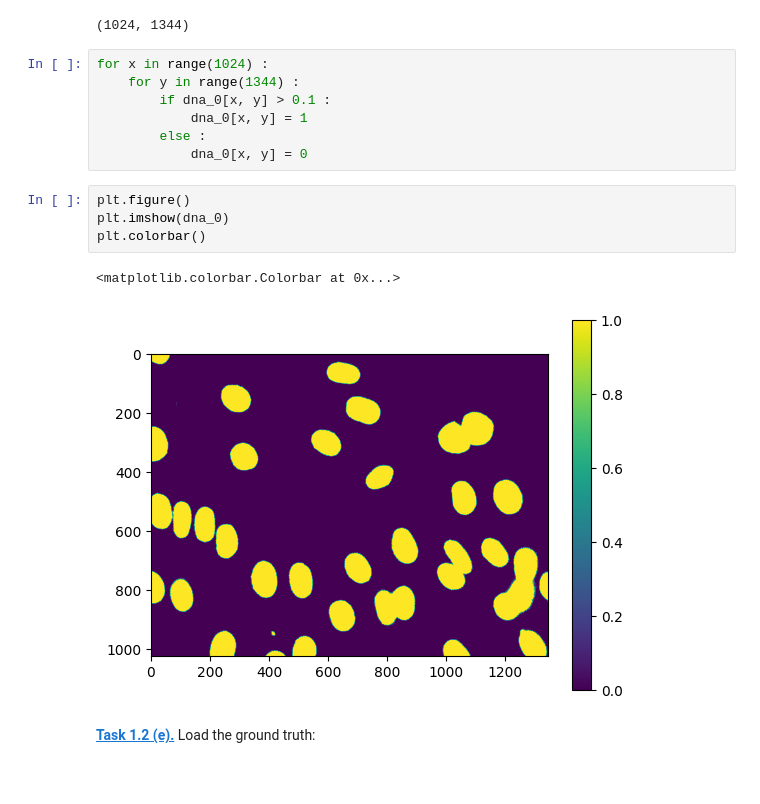
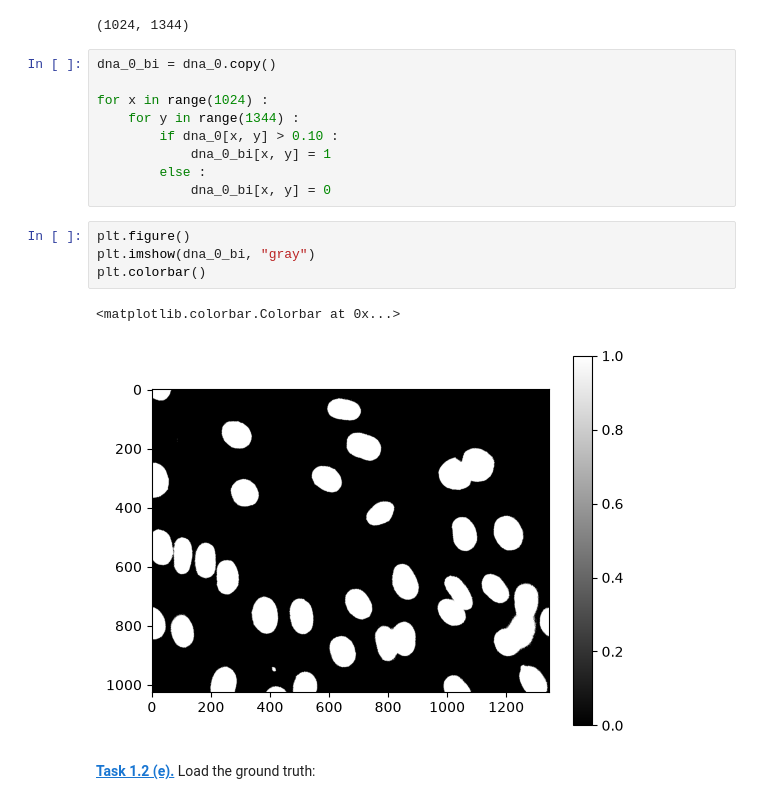
Before and after one commit to tilmannstieglitz/mobi-fs5-python, a Jupyter notebook: segm_threshold.ipynb, the cells around one changed output. Cells and saved outputs as stored; diff of their text form.

```diff
--- a/segm_threshold.ipynb
+++ b/segm_threshold.ipynb
@@ -23,18 +25,20 @@ print(dna_0.shape)
 # %% [output]
 (1024, 1344)
 # %%
+dna_0_bi = dna_0.copy()
+
 for x in range(1024) :
     for y in range(1344) :
-        if dna_0[x, y] > 0.1 :
-            dna_0[x, y] = 1
+        if dna_0[x, y] > 0.10 :
+            dna_0_bi[x, y] = 1
         else :
-            dna_0[x, y] = 0
+            dna_0_bi[x, y] = 0
 # %%
 plt.figure()
-plt.imshow(dna_0)
+plt.imshow(dna_0_bi, "gray")
 plt.colorbar()
 # %% [output]
 <matplotlib.colorbar.Colorbar at 0x...>
-[figure, old version]
+[figure, new version]
 # %% [markdown]
 **[Task 1.2 (e).]()** Load the ground truth:
```
Also changed, not shown: parts of 5 cells of this notebook.
